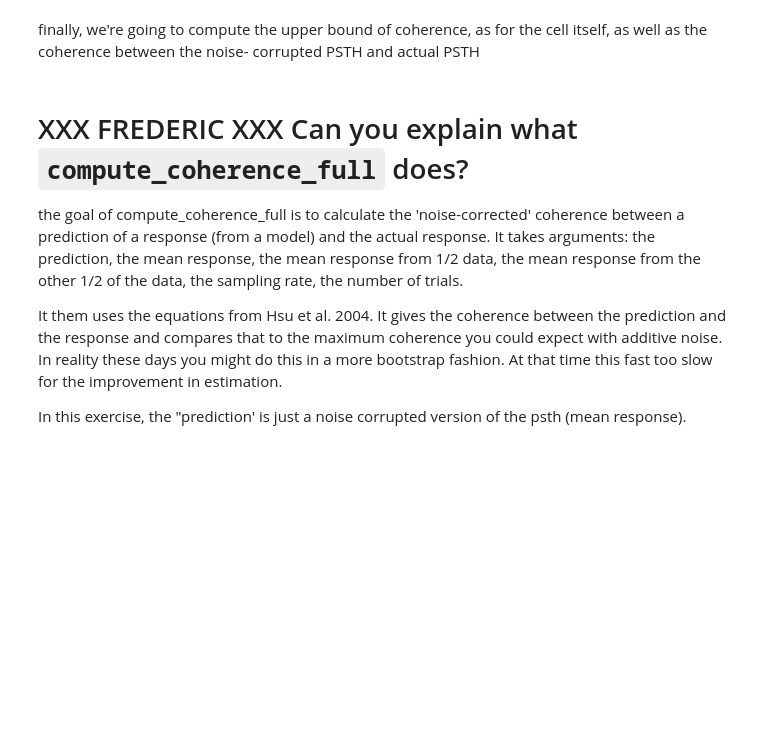
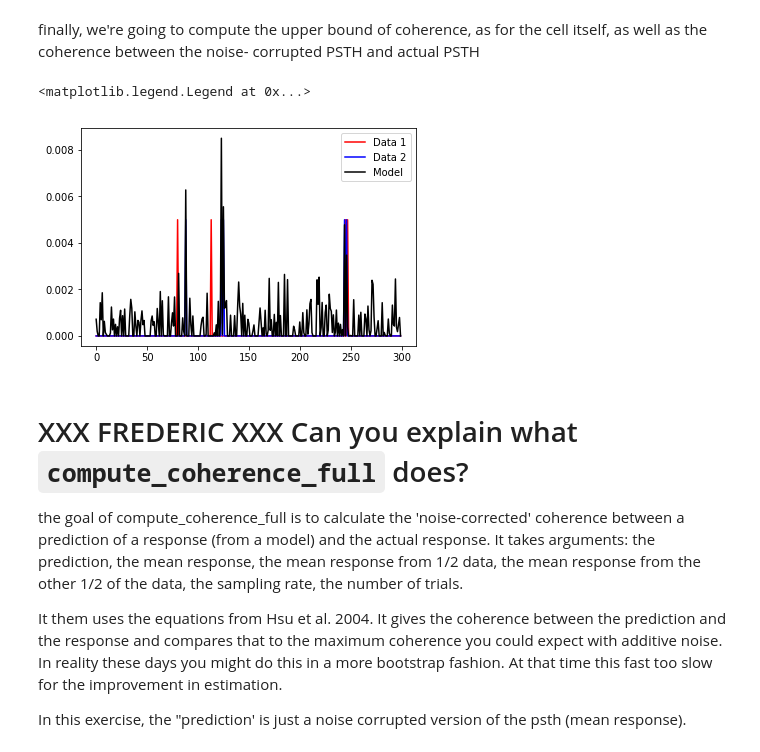
Before and after one commit to theunissenlab/crcns, a Jupyter notebook: python/needs_review/tutorial-coherence.ipynb, the cells around one changed output. Drawn from its saved outputs; the diff is of its cells as text; code cells hidden in the pictures; blank space fills up the shorter version.

```diff
--- a/python/needs_review/tutorial-coherence.ipynb
+++ b/python/needs_review/tutorial-coherence.ipynb
@@ -380,8 +386,7 @@ for iifile, ((wavfile, i_data), ax) in enumerate(zip(this_data.groupby('path'),
 
 
 # Convert the spiking data into a timeseries according to the sfreq we want
-sfreq = 100
-neuron = Neuron(spikes, sfreq=sfreq, events=events,
+neuron = Neuron(spikes, sfreq=1000.0, events=events,
                 length=5., name='neuron_{}'.format(ii))
 epochs = neuron.to_mne(psth=True)
 # %% [output]
@@ -403,15 +408,24 @@ all_epochs = epochs._data.ravel()
 we're going to make a copy of the concatenated PSTH and corrupt
 it with Gaussian noise, pretending it's a PSTH that comes from some model
 # %%
-noiseGain = 1e-1 # play with gain to increase or decrease PSTH corruption
-noise = np.random.randn(*all_epochs.shape) * noiseGain # make some noise!
+noiseGain = 1e-3 # play with gain to increase or decrease PSTH corruption
+noise = np.random.randn(all_epochs.shape) * noiseGain # make some noise!
 epochs_noise = all_epochs + noise # corrupt PSTH
 
-epochs_noise[epochs_noise < 0] = 0 # rectify
-epochs_noise[epochs_noise > 1] = 1 # rectify
+epochs_noise[epochs_noise < 0] = 0 # Rectify
+epochs_noise[epochs_noise > 1] = 1 # Saturate
 # %% [markdown]
 finally, we're going to compute the upper bound of coherence, as
 for the cell itself, as well as the coherence between the noise- corrupted PSTH and actual PSTH
+# %%
+fig, ax = plt.subplots()
+ax.plot(all_epochs_odd[200:500], 'r', label = 'Data 1')
+ax.plot(all_epochs_even[200:500], 'b', label = 'Data 2')
+ax.plot(epochs_noise[200:500], 'k', label = 'Model')
+ax.legend()
+# %% [output]
+<matplotlib.legend.Legend at 0x...>
+[figure, added]
 # %% [markdown]
 # XXX FREDERIC XXX Can you explain what `compute_coherence_full` does?
 
```
Also changed, not shown: parts of 31 cells of this notebook.
